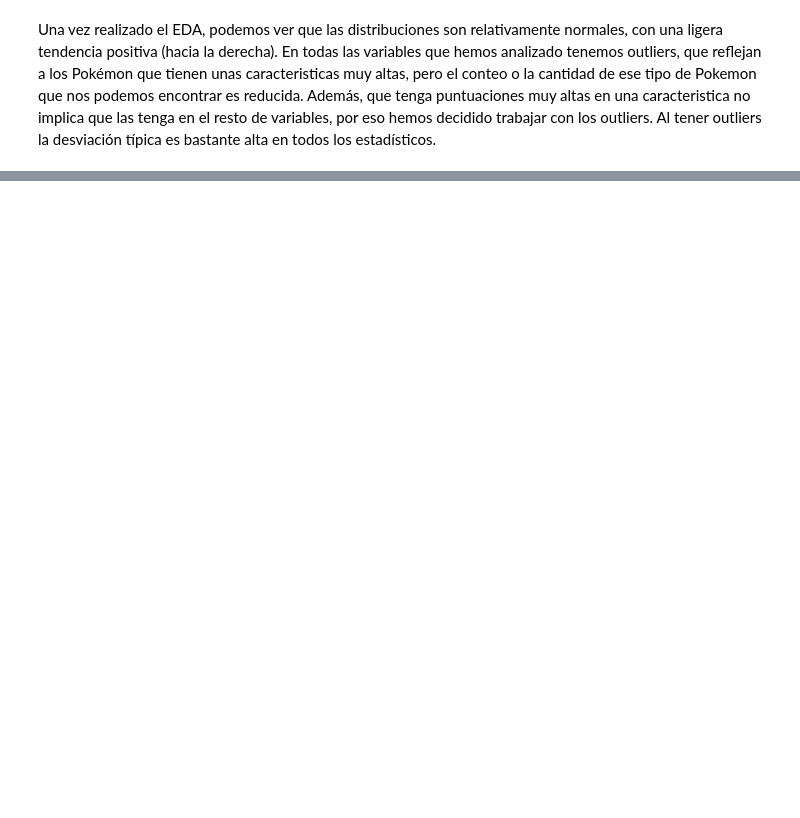
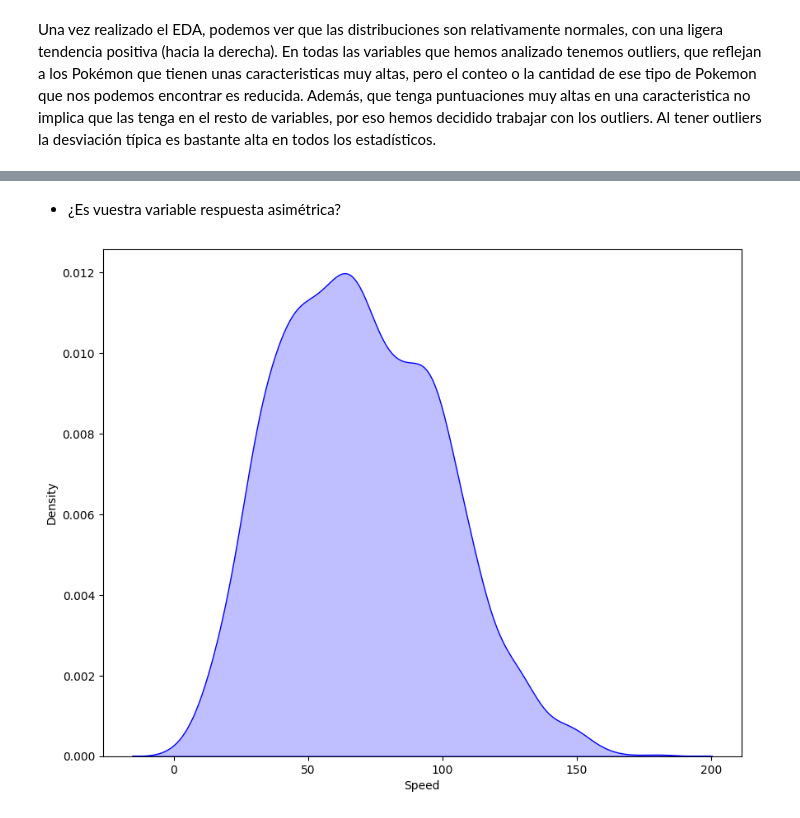
Before and after one commit to Adalab/promo_d_da_modulo3_sprint1_Estibaliz_Lorena, a Jupyter notebook: pair_programming_regresion1.ipynb, the cells around one changed output, grey strips where cells are left out. Cells and saved outputs as stored; diff of their text form; code cells hidden in the pictures; blank space fills up the shorter version.

```diff
--- a/pair_programming_regresion1.ipynb
+++ b/pair_programming_regresion1.ipynb
@@ -315,0 +331,12 @@ En este ejercicio de pair programming seguiréis usando el dataset que seleccion
+# %% [markdown]
+- ¿Es vuestra variable respuesta asimétrica?
+# %%
+#Comprobamos que nuestra variable respuesta es asimétrica
+
+sns.distplot(
+    df['Speed'],
+    hist = False,
+    color = "blue",
+    kde_kws = {"shade": True, "linewidth": 1});
+# %% [output]
+[figure, added]
```
Also changed, not shown: parts of 10 cells of this notebook, 2 other files.
